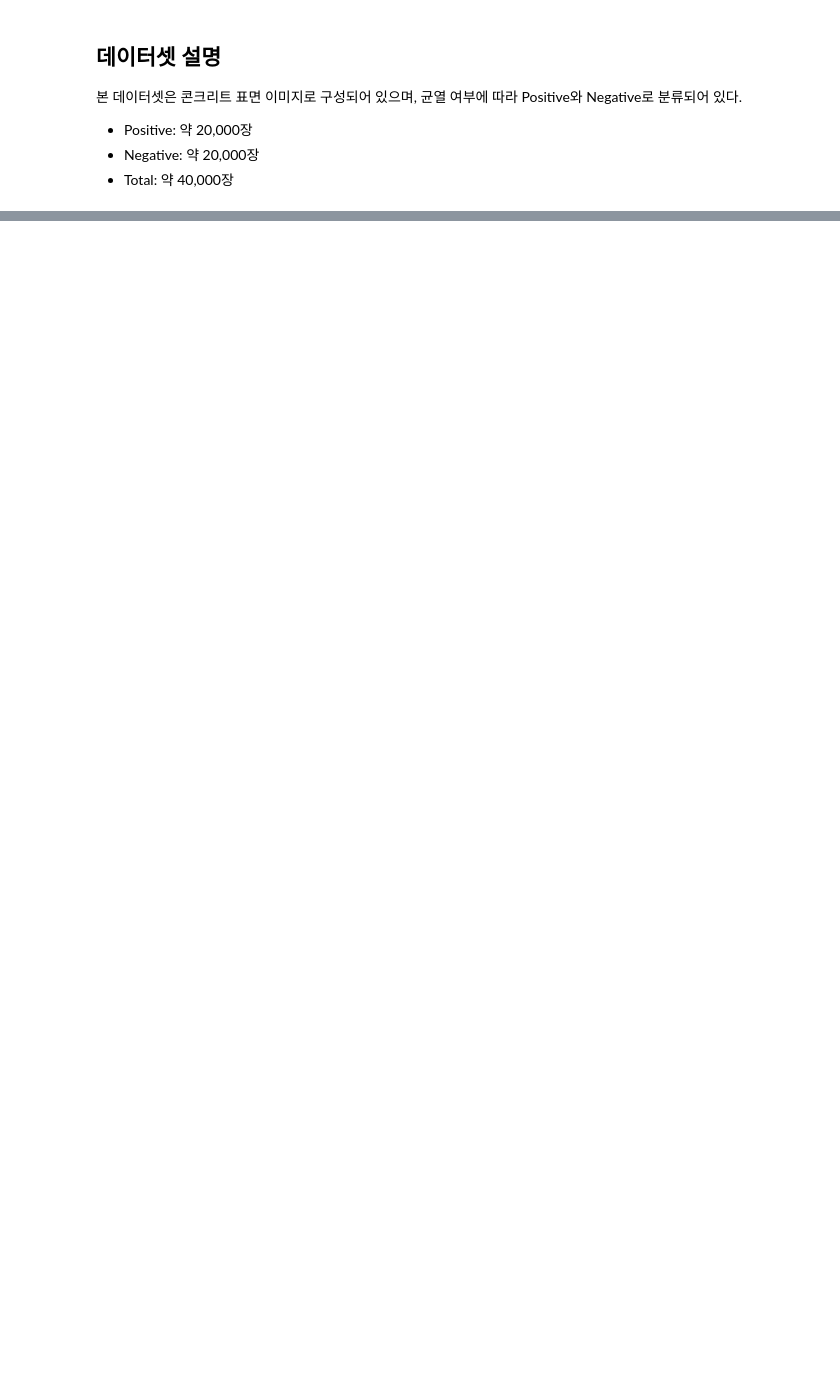
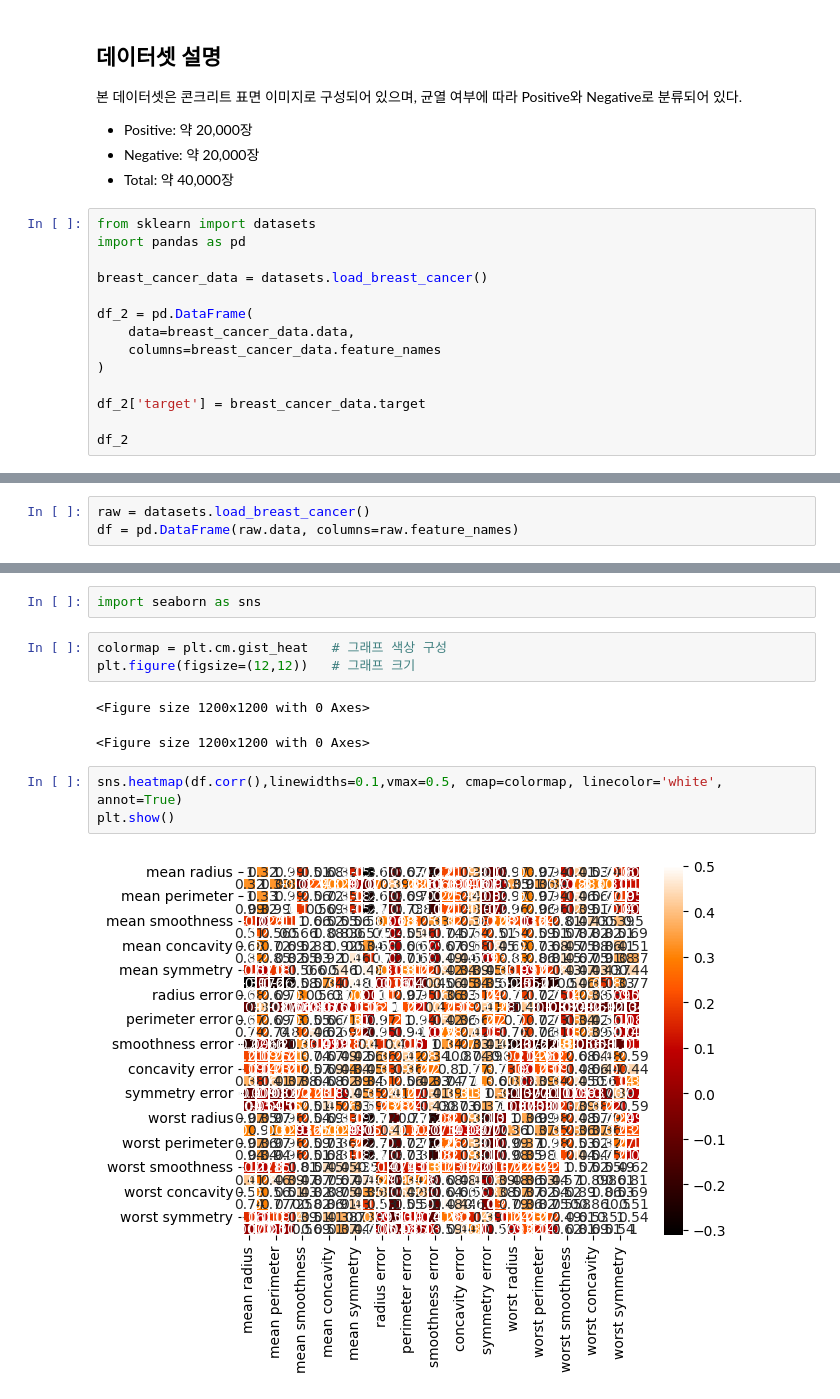
Before and after one commit to kjs444642-alt/dl.practice1, a Jupyter notebook: 실습2.ipynb, the cells around one changed output, grey strips where cells are left out. Saved outputs shown, nothing was run; the diff lists cells and outputs as text; blank space fills up the shorter version.

```diff
--- a/실습2.ipynb
+++ b/실습2.ipynb
@@ -60,3 +69,17 @@ plt.show()
 - Positive: 약 20,000장
 - Negative: 약 20,000장
 - Total: 약 40,000장
+# %%
+from sklearn import datasets
+import pandas as pd
+
+breast_cancer_data = datasets.load_breast_cancer()
+
+df_2 = pd.DataFrame(
+    data=breast_cancer_data.data,
+    columns=breast_cancer_data.feature_names
+)
+
+df_2['target'] = breast_cancer_data.target
+
+df_2
@@ -62,0 +103,3 @@ plt.show()
+# %%
+raw = datasets.load_breast_cancer()
+df = pd.DataFrame(raw.data, columns=raw.feature_names)
@@ -62,0 +116,13 @@ plt.show()
+# %%
+import seaborn as sns
+# %%
+colormap = plt.cm.gist_heat   # 그래프 색상 구성
+plt.figure(figsize=(12,12))   # 그래프 크기
+# %% [output]
+<Figure size 1200x1200 with 0 Axes>
+<Figure size 1200x1200 with 0 Axes>
+# %%
+sns.heatmap(df.corr(),linewidths=0.1,vmax=0.5, cmap=colormap, linecolor='white', annot=True)
+plt.show()
+# %% [output]
+[figure, added]
```
Also changed, not shown: parts of 8 cells of this notebook.
